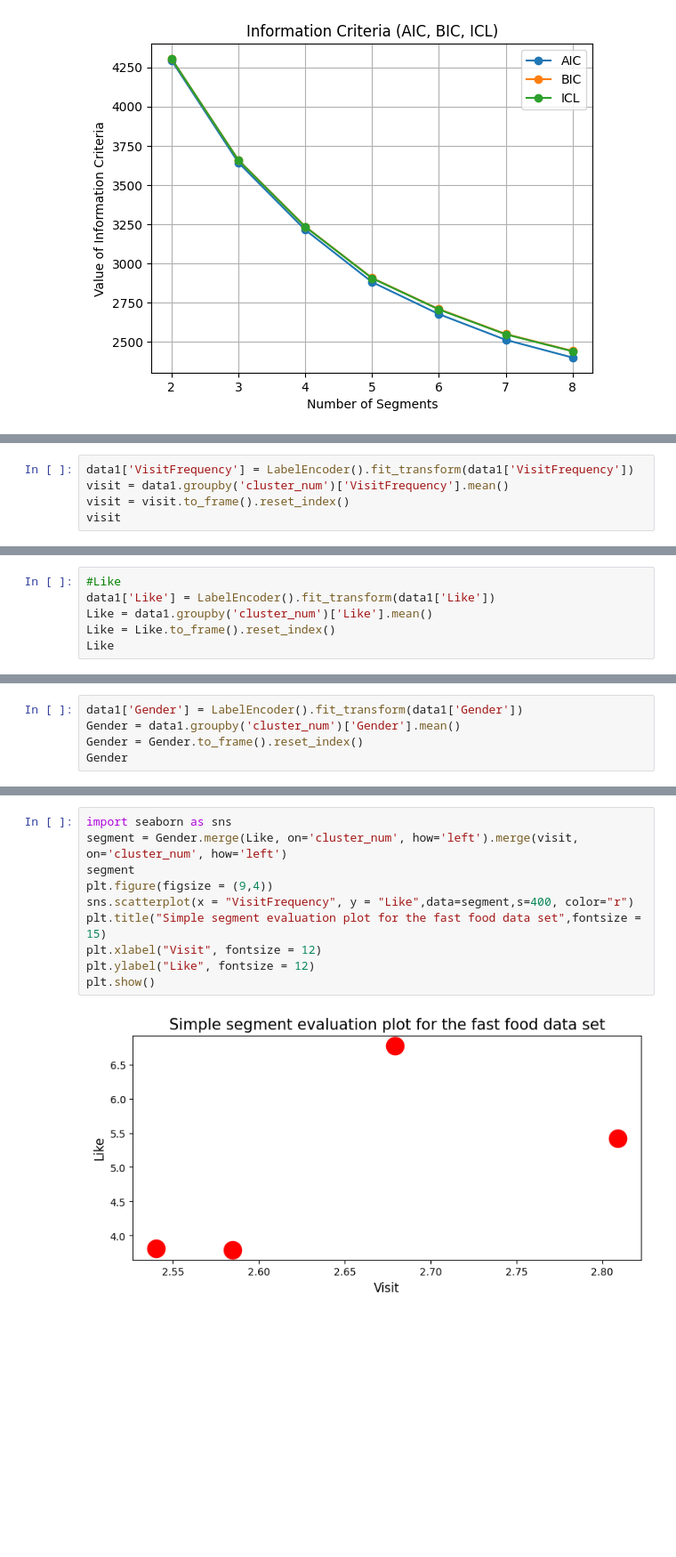
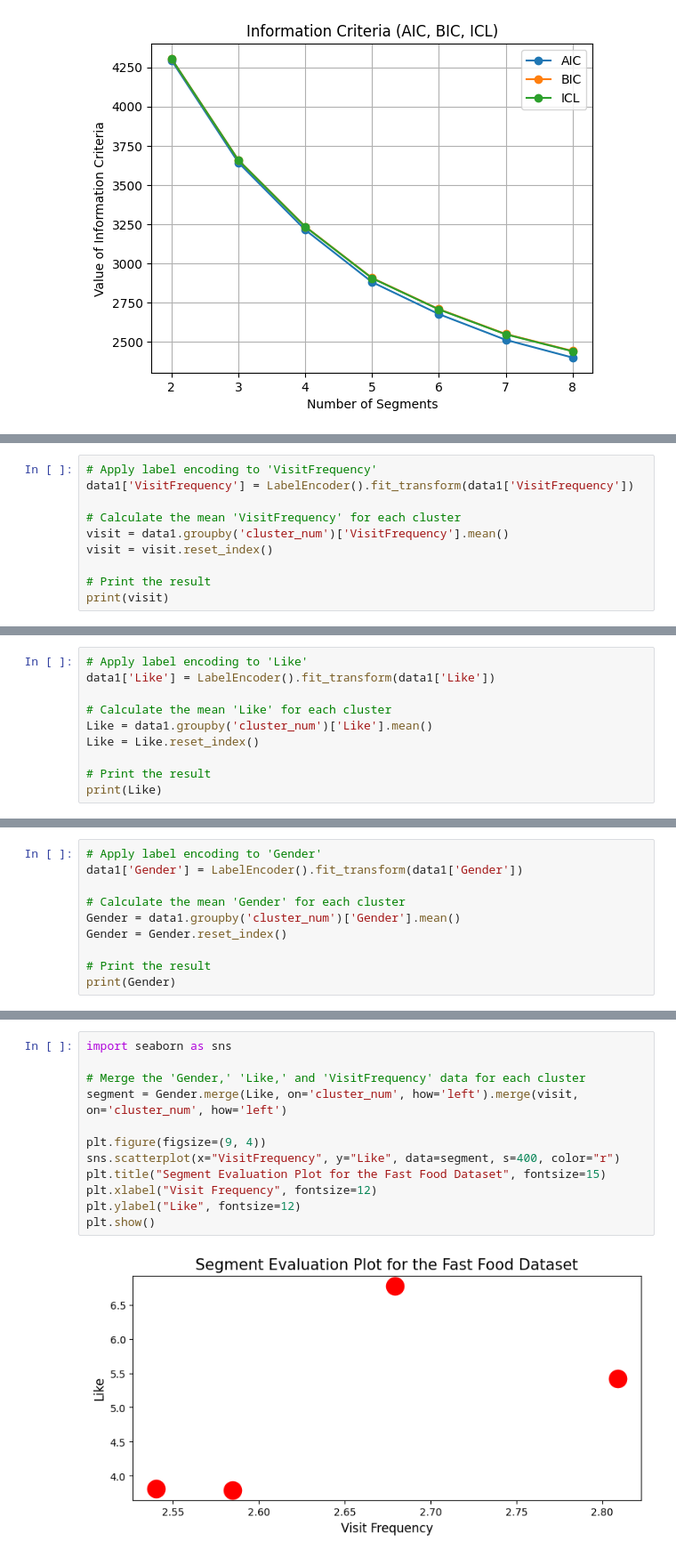
Before and after one commit to sree-hari-s/CaseStudy-Fast-Food, a Jupyter notebook: Case_Study_Fast_Food.ipynb, the cells around one changed output, grey strips where cells are left out. Shown: that part at 89% size. Drawn from its saved outputs; the diff is of its cells as text; blank space fills up the shorter version.

```diff
--- a/Case_Study_Fast_Food.ipynb
+++ b/Case_Study_Fast_Food.ipynb
@@ -621,6 +580,11 @@ plt.show()
 # %%
+# Apply label encoding to 'VisitFrequency'
 data1['VisitFrequency'] = LabelEncoder().fit_transform(data1['VisitFrequency'])
+
+# Calculate the mean 'VisitFrequency' for each cluster
 visit = data1.groupby('cluster_num')['VisitFrequency'].mean()
-visit = visit.to_frame().reset_index()
-visit
+visit = visit.reset_index()
+
+# Print the result
+print(visit)
 # %% [output]
@@ -632,7 +596,11 @@ visit
 # %%
-#Like
+# Apply label encoding to 'Like'
 data1['Like'] = LabelEncoder().fit_transform(data1['Like'])
+
+# Calculate the mean 'Like' for each cluster
 Like = data1.groupby('cluster_num')['Like'].mean()
-Like = Like.to_frame().reset_index()
-Like
+Like = Like.reset_index()
+
+# Print the result
+print(Like)
 # %% [output]
@@ -644,6 +612,11 @@ Like
 # %%
+# Apply label encoding to 'Gender'
 data1['Gender'] = LabelEncoder().fit_transform(data1['Gender'])
+
+# Calculate the mean 'Gender' for each cluster
 Gender = data1.groupby('cluster_num')['Gender'].mean()
-Gender = Gender.to_frame().reset_index()
-Gender
+Gender = Gender.reset_index()
+
+# Print the result
+print(Gender)
 # %% [output]
@@ -655,12 +628,14 @@ Gender
 # %%
 import seaborn as sns
+
+# Merge the 'Gender,' 'Like,' and 'VisitFrequency' data for each cluster
 segment = Gender.merge(Like, on='cluster_num', how='left').merge(visit, on='cluster_num', how='left')
-segment
-plt.figure(figsize = (9,4))
-sns.scatterplot(x = "VisitFrequency", y = "Like",data=segment,s=400, color="r")
-plt.title("Simple segment evaluation plot for the fast food data set",fontsize = 15)
-plt.xlabel("Visit", fontsize = 12)
-plt.ylabel("Like", fontsize = 12)
+
+plt.figure(figsize=(9, 4))
+sns.scatterplot(x="VisitFrequency", y="Like", data=segment, s=400, color="r")
+plt.title("Segment Evaluation Plot for the Fast Food Dataset", fontsize=15)
+plt.xlabel("Visit Frequency", fontsize=12)
+plt.ylabel("Like", fontsize=12)
 plt.show()
 # %% [output]
-[figure, old version]
+[figure, new version]
```
Also changed, not shown: parts of 47 cells of this notebook, 1 other file.
